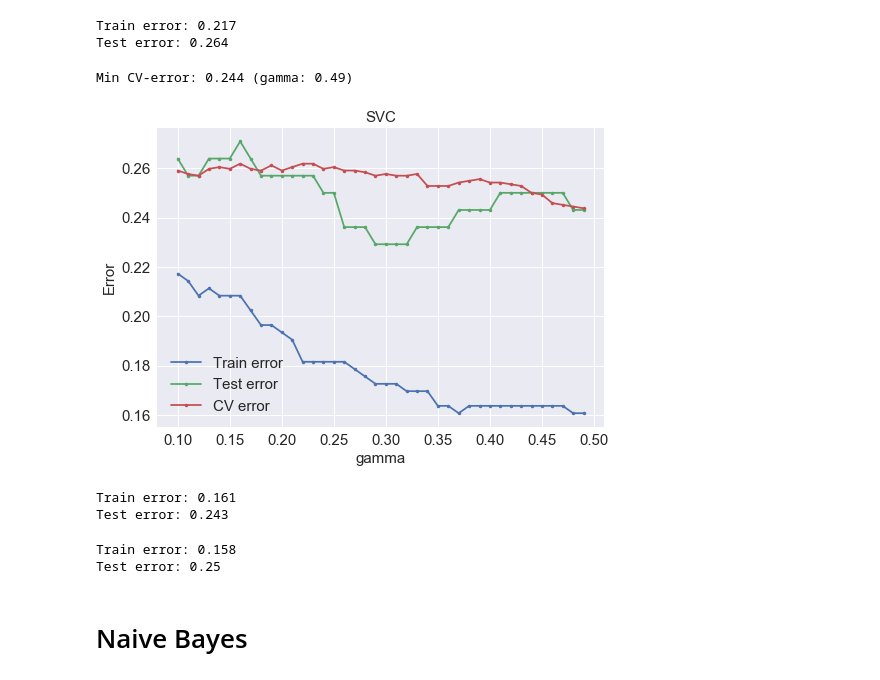
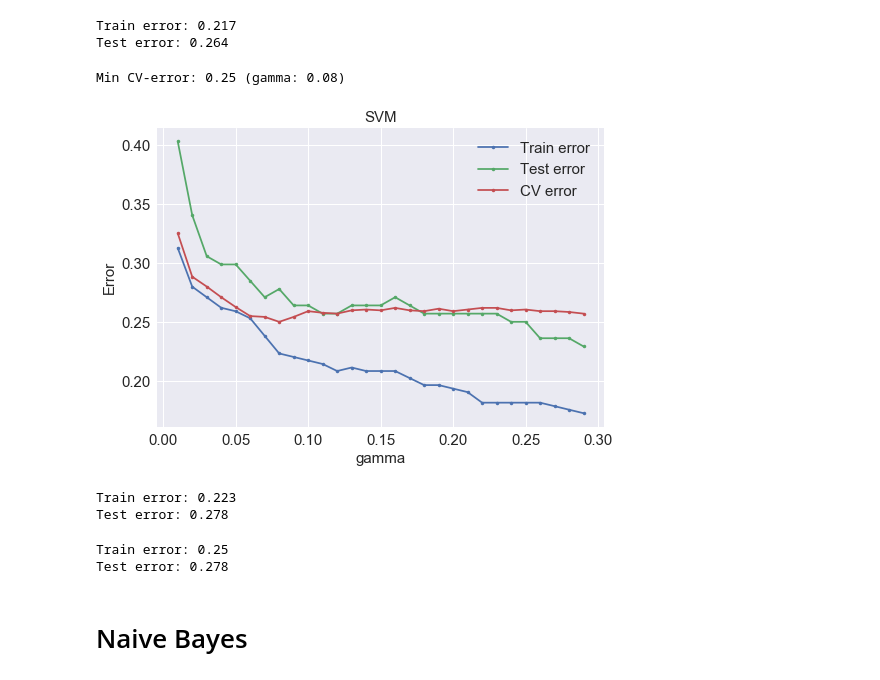
Before and after one commit to zaktan8/DataAnalysis, a Jupyter notebook: Lab1/Students.ipynb, the cells around one changed output. Drawn from its saved outputs; the diff is of its cells as text; code cells hidden in the pictures.

```diff
--- a/Lab1/Students.ipynb
+++ b/Lab1/Students.ipynb
@@ -517,8 +573,8 @@ Min CV-error: 0.238 (C: 2)
 Train error: 0.202
 Test error: 0.306
 # %%
-gamma_array = np.arange(0.1, 0.5, 0.01)
-best_svc_gamma = tune_model_parameter('SVC', SVC(), 'gamma', gamma_array, train_test_split_data)
+gamma_array = np.arange(0.01, 0.3, 0.01)
+best_svc_gamma = tune_model_parameter('SVM', SVC(), 'gamma', gamma_array, train_test_split_data)
 svc = SVC(gamma=best_svc_gamma)
 svc.fit(x_train, y_train)
 train_error, test_error = get_errors(svc, train_test_split_data)
@@ -751,23 +804,22 @@ Min CV-error: 0.256 (C: 0.8)
 Train error: 0.217
 Test error: 0.264
 # %%
-gamma_array = np.arange(0.1, 0.5, 0.01)
-best_svc_gamma = tune_model_parameter('SVC', SVC(), 'gamma', gamma_array, train_test_split_data)
+best_svc_gamma = tune_model_parameter('SVM', SVC(), 'gamma', gamma_array, train_test_split_data)
 svc = SVC(gamma=best_svc_gamma).fit(x_train, y_train)
 train_error, test_error = get_errors(svc, train_test_split_data)
 plt.show()
 print_errors(train_error, test_error)
 # %% [output]
-Min CV-error: 0.244 (gamma: 0.49)
+Min CV-error: 0.25 (gamma: 0.08)
-[figure, old version]
+[figure, new version]
-Train error: 0.161
-Test error: 0.243
+Train error: 0.223
+Test error: 0.278
 # %%
 svc = SVC(gamma=best_svc_gamma, C=best_svc_C).fit(x_train, y_train)
-save_results('SVC', svc, results_after_reducing)
+save_results('SVM', svc, results_after_reducing)
 # %% [output]
-Train error: 0.158
-Test error: 0.25
+Train error: 0.25
+Test error: 0.278
 # %% [markdown]
 # Naive Bayes
 # %%
```
Also changed, not shown: parts of 96 cells of this notebook.
